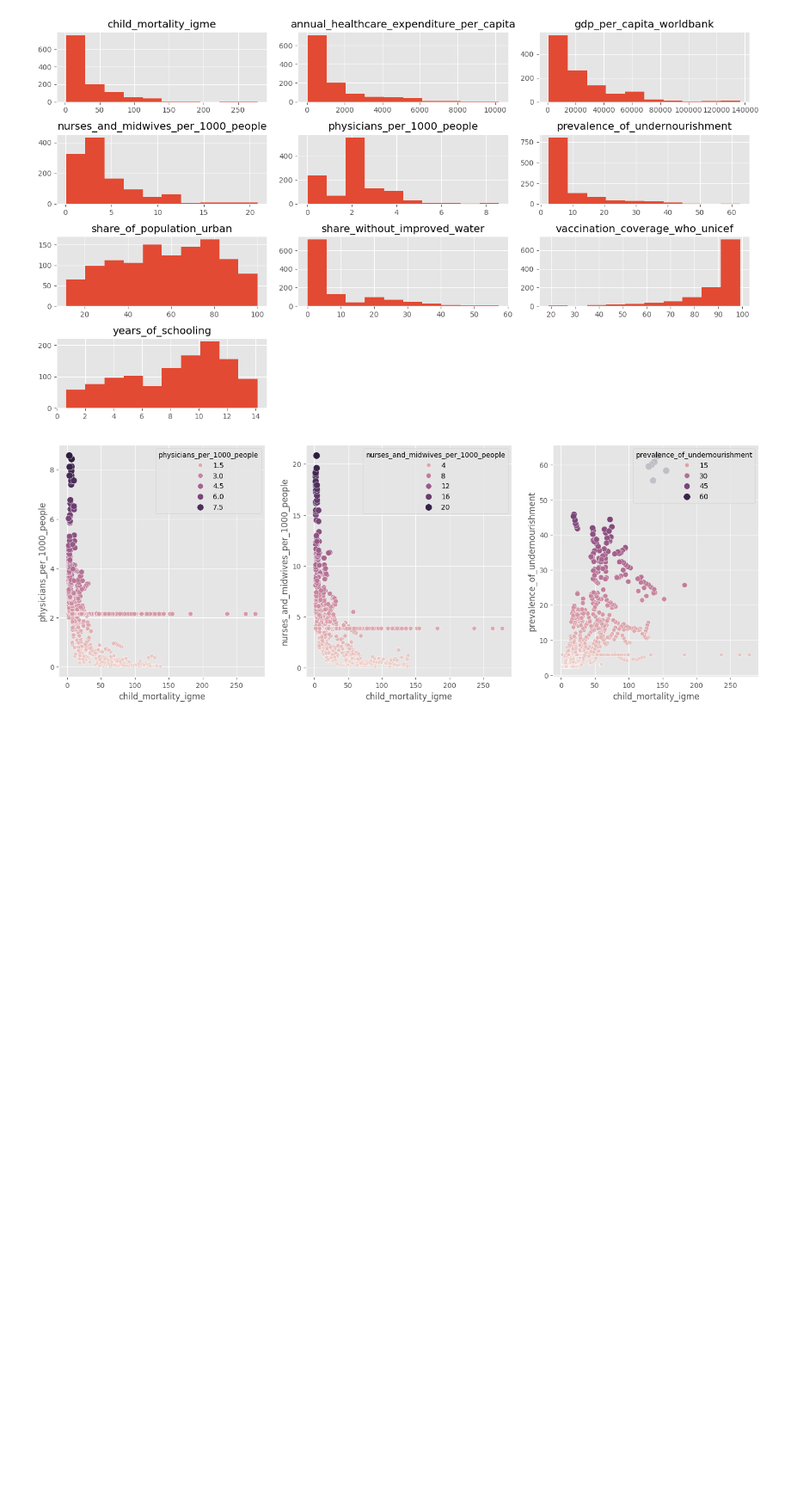
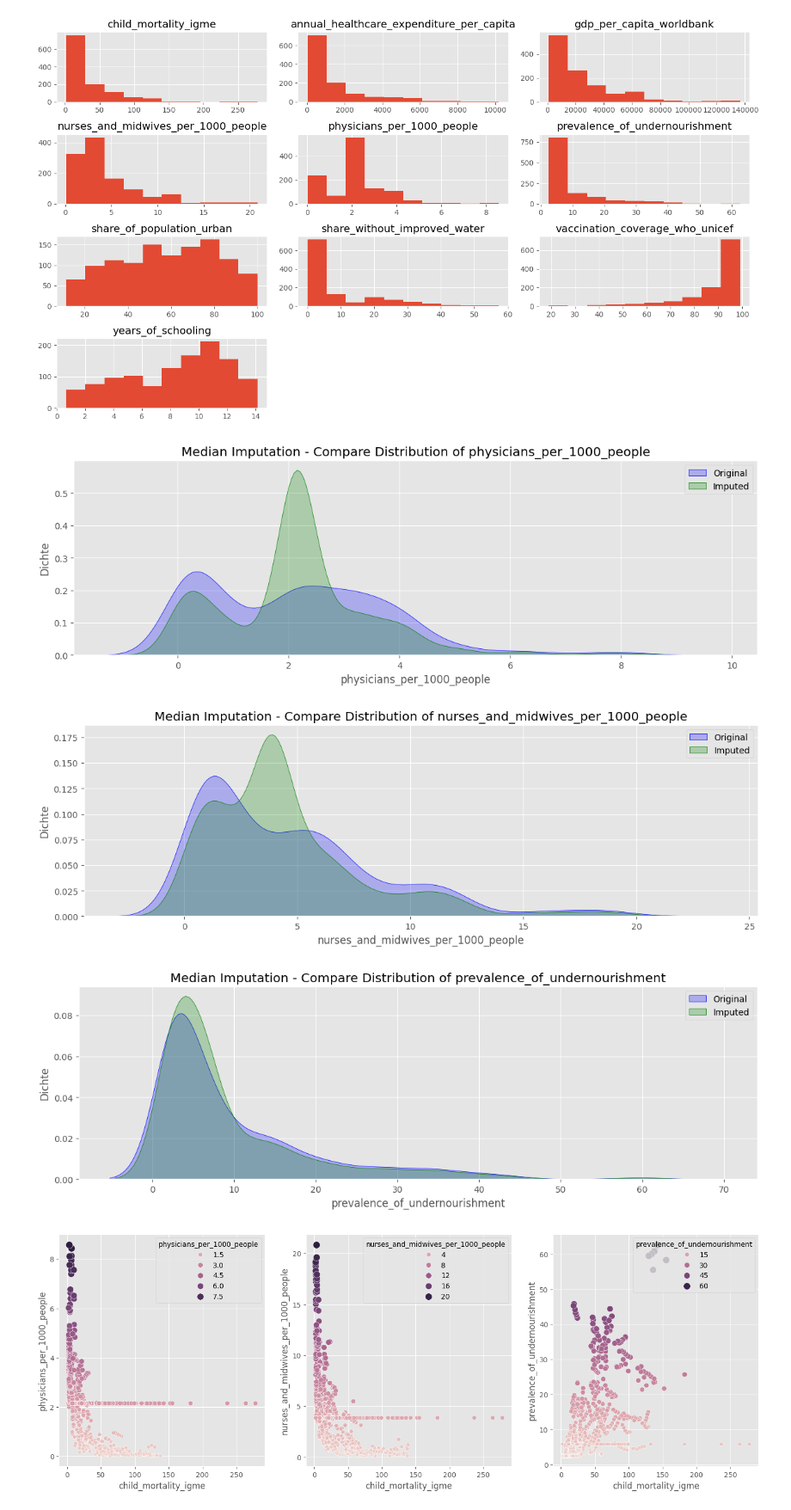
Before and after one commit to HamzahFayad/master_thesis_child_mortality, a Jupyter notebook: 01_notebooks/2_data_preprocessing.ipynb, the cells around one changed output. Shown at 86% size. Saved outputs shown, nothing was run; the diff lists cells and outputs as text; code cells hidden in the pictures; blank space fills up the shorter version.

```diff
--- a/01_notebooks/2_data_preprocessing.ipynb
+++ b/01_notebooks/2_data_preprocessing.ipynb
@@ -159,6 +175,15 @@ median_df = pd.concat([label_col, median_df], axis=1)
 data_exploration.histograms(median_df)
 # %% [output]
 [figure]
+# %%
+# KDE Plots for the 3 variables with most nans
+kde_plot_comparison(df_imp_test, median_df, "physicians_per_1000_people", "Median Imputation")
+kde_plot_comparison(df_imp_test, median_df, "nurses_and_midwives_per_1000_people", "Median Imputation")
+kde_plot_comparison(df_imp_test, median_df, "prevalence_of_undernourishment", "Median Imputation")
+# %% [output]
+[figure, added]
+[figure, added]
+[figure, added]
 # %%
 data_exploration.scatterplots(median_df, most_critical_cols, 3)
 # %% [output]
```
Also changed, not shown: parts of 2 cells of this notebook, 10 other files.
